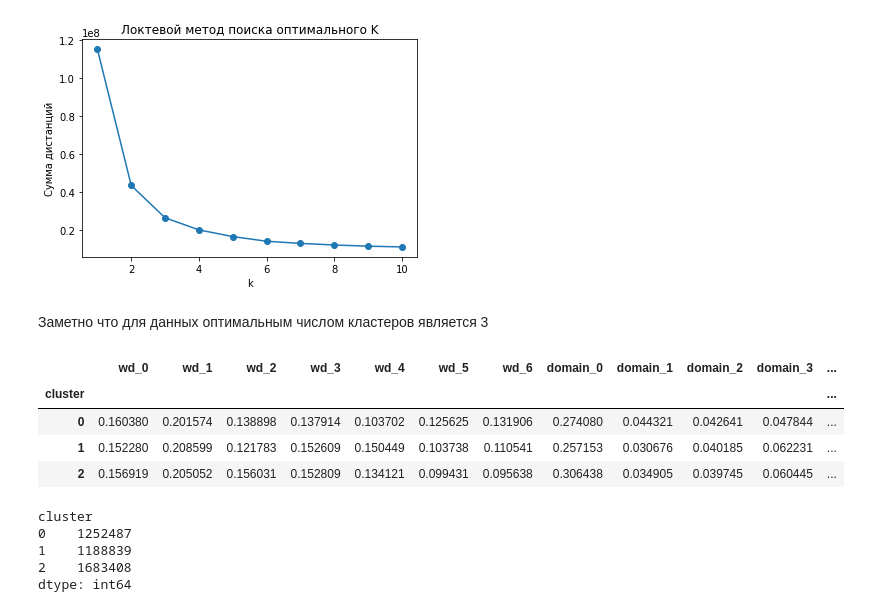
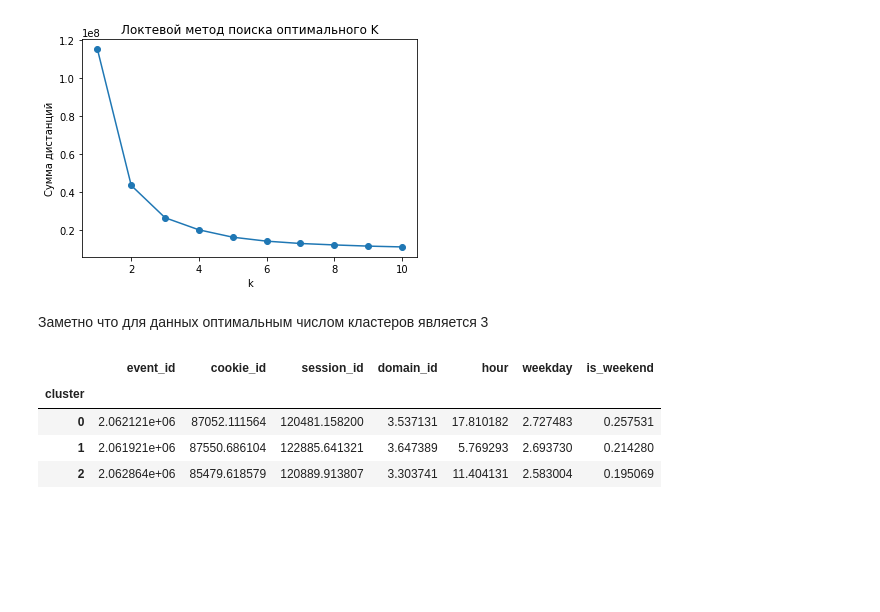
Before and after one commit to Donskoy-Mikhail/My_experience, a Jupyter notebook: cluster.ipynb, the cells around one changed output. Drawn from its saved outputs; the diff is of its cells as text; code cells hidden in the pictures; blank space fills up the shorter version.

```diff
--- a/cluster.ipynb
+++ b/cluster.ipynb
@@ -19,7 +19,7 @@ from sklearn.cluster import KMeans
 pd.set_option('display.max_columns', 100)
 # %%
 # Импортируем данные
-data = pd.read_csv('../input/test-exer/data.csv')
+data = pd.read_csv('data.csv')
 data.date = pd.to_datetime(data.date)
 data = data.set_index(['date'])
 data.head()
@@ -215,12 +217,12 @@ plt.show()
 # %%
 #Подготовим данные для кластеризации
 
-data = data.drop(['date','event_id','cookie_id','session_id'], axis = 1)
+data_proc = data.drop(['date','event_id','cookie_id','session_id'], axis = 1)
 
-data['event_type'] = labelencoder.fit_transform(data['event_type'])
-data = pd.concat([pd.get_dummies(data['event_type'], prefix = 'event_type'), data.drop('event_type', axis = 1)], axis =1)
+data_proc['event_type'] = labelencoder.fit_transform(data_proc['event_type'])
+data_proc = pd.concat([pd.get_dummies(data_proc['event_type'], prefix = 'event_type'), data_proc.drop('event_type', axis = 1)], axis =1)
 
-data = pd.concat([pd.get_dummies(data['domain_id'], prefix = 'domain'), data.drop('domain_id', axis = 1)], axis =1)
+data_proc = pd.concat([pd.get_dummies(data_proc['domain_id'], prefix = 'domain'), data_proc.drop('domain_id', axis = 1)], axis =1)
 
-data = pd.concat([pd.get_dummies(data['weekday'], prefix = 'wd'), data.drop('weekday', axis = 1)], axis =1)
+data_proc = pd.concat([pd.get_dummies(data_proc['weekday'], prefix = 'wd'), data_proc.drop('weekday', axis = 1)], axis =1)
 # %%
@@ -251,20 +253,12 @@ plt.show()
 Заметно что для данных оптимальным числом кластеров является 3
 # %%
 model = KMeans(n_clusters=3, random_state=42)
-model.fit(data)
+model.fit(data_proc)
 data['cluster'] = model.labels_
-data.groupby('cluster').mean()
+data
 # %% [output]
-|  | wd_0 | wd_1 | wd_2 | wd_3 | wd_4 | wd_5 | wd_6 | domain_0 | domain_1 | domain_2 | domain_3 | ... |
-| cluster |  |  |  |  |  |  |  |  |  |  |  | ... |
-| 0 | 0.160380 | 0.201574 | 0.138898 | 0.137914 | 0.103702 | 0.125625 | 0.131906 | 0.274080 | 0.044321 | 0.042641 | 0.047844 | ... |
-| 1 | 0.152280 | 0.208599 | 0.121783 | 0.152609 | 0.150449 | 0.103738 | 0.110541 | 0.257153 | 0.030676 | 0.040185 | 0.062231 | ... |
-| 2 | 0.156919 | 0.205052 | 0.156031 | 0.152809 | 0.134121 | 0.099431 | 0.095638 | 0.306438 | 0.034905 | 0.039745 | 0.060445 | ... |
+|  | event_id | cookie_id | session_id | domain_id | hour | weekday | is_weekend |
+| cluster |  |  |  |  |  |  |  |
+| 0 | 2.062121e+06 | 87052.111564 | 120481.158200 | 3.537131 | 17.810182 | 2.727483 | 0.257531 |
+| 1 | 2.061921e+06 | 87550.686104 | 122885.641321 | 3.647389 | 5.769293 | 2.693730 | 0.214280 |
+| 2 | 2.062864e+06 | 85479.618579 | 120889.913807 | 3.303741 | 11.404131 | 2.583004 | 0.195069 |
-# %%
-data.groupby('cluster').size()
-# %% [output]
-cluster
-0    1252487
-1    1188839
-2    1683408
-dtype: int64
```
Also changed, not shown: parts of 8 cells of this notebook.
